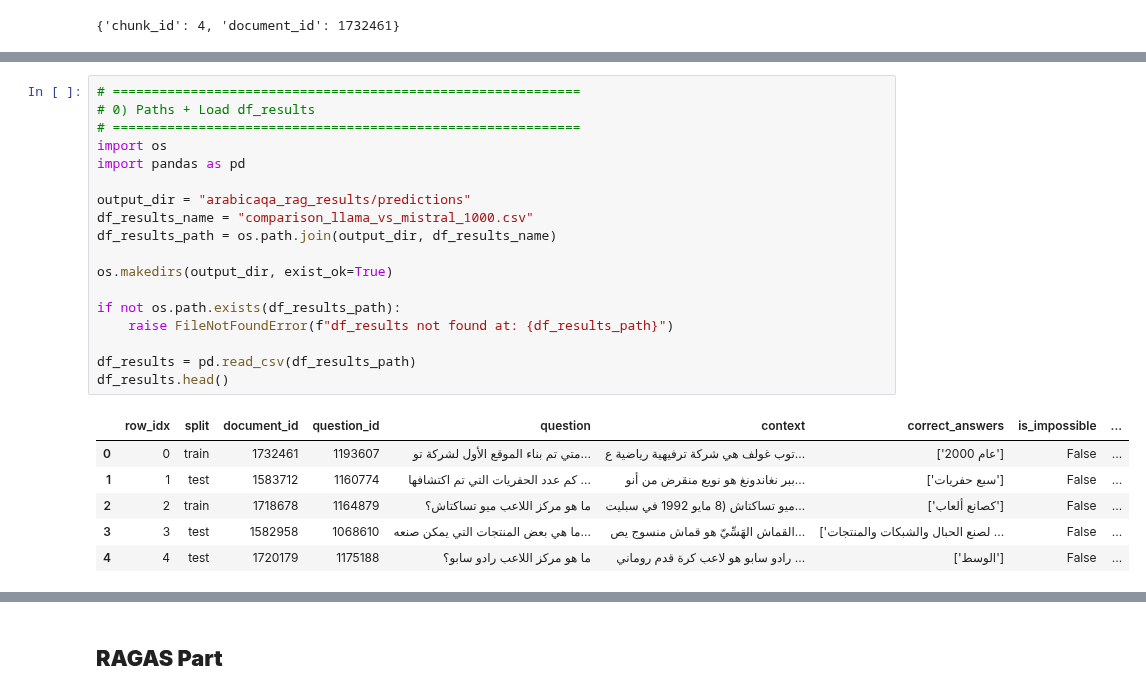
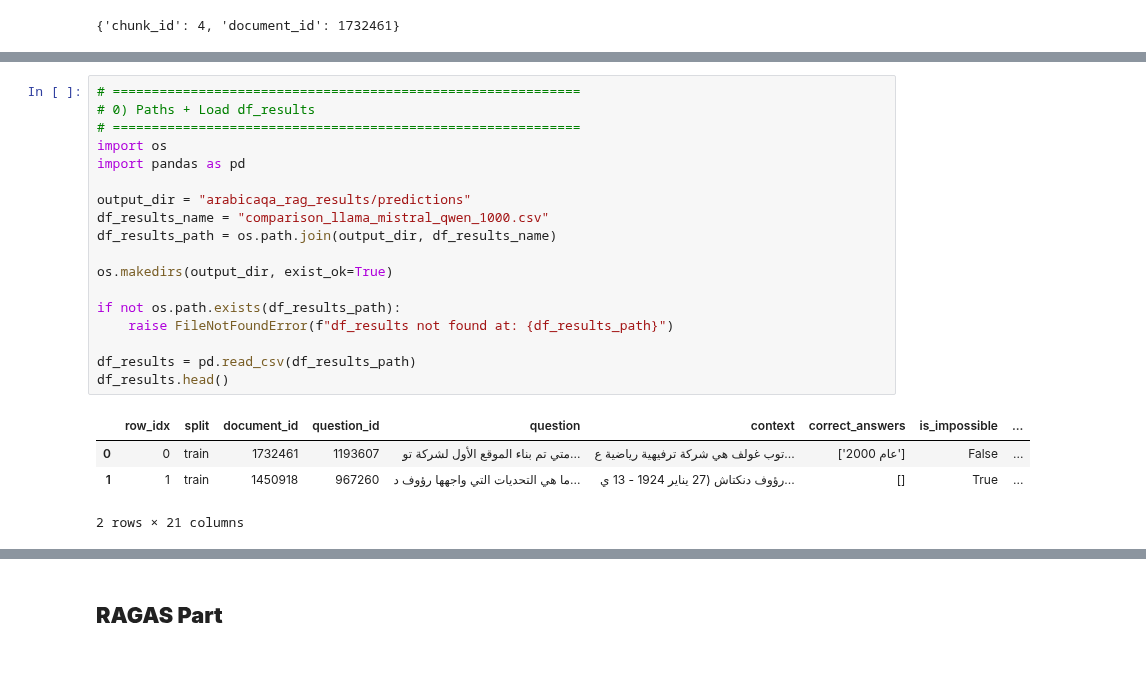
Before and after one commit to ZohoorAlmalkiUQU/ArabicaRAG-Eval, a Jupyter notebook: ArabicaQA_RAG_Eval.ipynb, the cells around one changed output, grey strips where cells are left out. Drawn from its saved outputs; the diff is of its cells as text; blank space fills up the shorter version.

```diff
--- a/ArabicaQA_RAG_Eval.ipynb
+++ b/ArabicaQA_RAG_Eval.ipynb
@@ -1273,26 +1512,24 @@ Results saved:
 # %%
 # ============================================================
 # 0) Paths + Load df_results
 # ============================================================
 import os
 import pandas as pd
 
 output_dir = "arabicaqa_rag_results/predictions"
-df_results_name = "comparison_llama_vs_mistral_1000.csv"
+df_results_name = "comparison_llama_mistral_qwen_1000.csv"
 df_results_path = os.path.join(output_dir, df_results_name)
 
 os.makedirs(output_dir, exist_ok=True)
 
 if not os.path.exists(df_results_path):
     raise FileNotFoundError(f"df_results not found at: {df_results_path}")
 
 df_results = pd.read_csv(df_results_path)
 df_results.head()
 # %% [output]
 |  | row_idx | split | document_id | question_id | question | context | correct_answers | is_impossible | ... |
 | 0 | 0 | train | 1732461 | 1193607 | متي تم بناء الموقع الأول لشركة تو... | توب غولف هي شركة ترفيهية رياضية ع... | ['عام 2000'] | False | ... |
-| 1 | 1 | test | 1583712 | 1160774 | كم عدد الحفريات التي تم اكتشافها ... | ببر نغاندونغ هو نويع منقرض من أنو... | ['سبع حفريات'] | False | ... |
-| 2 | 2 | train | 1718678 | 1164879 | ما هو مركز اللاعب ميو تساكتاش؟ | ميو تساكتاش (8 مايو 1992 في سبليت... | ['كصانع ألعاب'] | False | ... |
-| 3 | 3 | test | 1582958 | 1068610 | ما هي بعض المنتجات التي يمكن صنعه... | القماش الهَسِّيّ هو قماش منسوج يص... | ['لصنع الحبال والشبكات والمنتجات ... | False | ... |
-| 4 | 4 | test | 1720179 | 1175188 | ما هو مركز اللاعب رادو سابو؟ | رادو سابو هو لاعب كرة قدم روماني ... | ['الوسط'] | False | ... |
+| 1 | 1 | train | 1450918 | 967260 | ما هي التحديات التي واجهها رؤوف د... | رؤوف دنكتاش (27 يناير 1924 - 13 ي... | [] | True | ... |
+2 rows × 21 columns
 # %%
```
Also changed, not shown: parts of 25 cells of this notebook, 56 other files.
